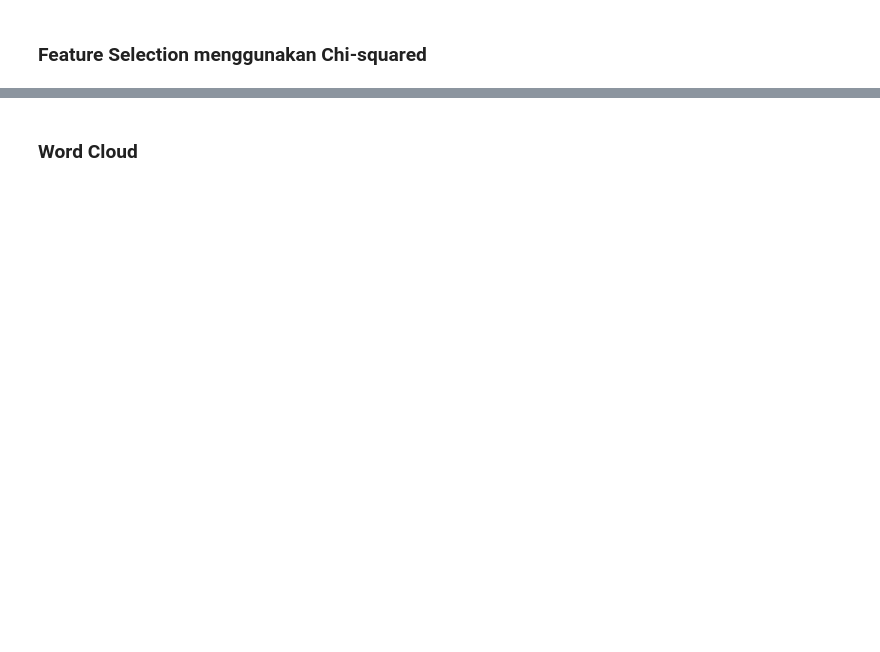
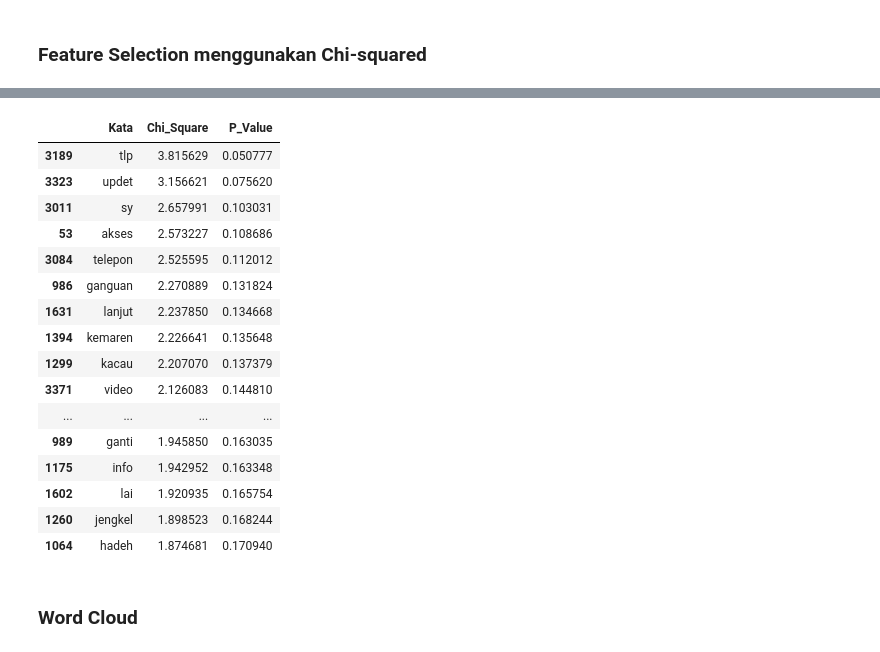
Before and after one commit to viaamanda/Machine-Learning, a Jupyter notebook: Machine_Learning.ipynb, the cells around one changed output, grey strips where cells are left out. Saved outputs shown, nothing was run; the diff lists cells and outputs as text; code cells hidden in the pictures; blank space fills up the shorter version.

```diff
--- a/Machine_Learning.ipynb
+++ b/Machine_Learning.ipynb
@@ -456,3 +730,51 @@ Index(['acc', 'adduh', 'adm', 'ah', 'ajalainya', 'ajgh', 'ajh', 'ajig', 'akal',
+# %%
+from sklearn.feature_selection import chi2
+import pandas as pd
+import numpy as np
+
+# TF-IDF
+X = X_tfidf
+
+# Contoh label dummy
+# Ganti jika punya label asli
+y = np.random.randint(0, 2, size=X.shape[0]) # Corrected: ensure y has the same number of samples as X
+
+# Hitung chi-square
+chi_scores, p_values = chi2(X, y)
+
+# Buat DataFrame
+chi_df = pd.DataFrame({
+    'Kata': tfidf.get_feature_names_out(),
+    'Chi_Square': chi_scores,
+    'P_Value': p_values
+})
+
+# Urutkan dari nilai terbesar
+chi_df = chi_df.sort_values(
+    by='Chi_Square',
+    ascending=False
+)
+
+# Tampilkan
+display(chi_df.head(20))
+# %% [output]
+|  | Kata | Chi_Square | P_Value |
+| 3189 | tlp | 3.815629 | 0.050777 |
+| 3323 | updet | 3.156621 | 0.075620 |
+| 3011 | sy | 2.657991 | 0.103031 |
+| 53 | akses | 2.573227 | 0.108686 |
+| 3084 | telepon | 2.525595 | 0.112012 |
+| 986 | ganguan | 2.270889 | 0.131824 |
+| 1631 | lanjut | 2.237850 | 0.134668 |
+| 1394 | kemaren | 2.226641 | 0.135648 |
+| 1299 | kacau | 2.207070 | 0.137379 |
+| 3371 | video | 2.126083 | 0.144810 |
+| ... | ... | ... | ... |
+| 989 | ganti | 1.945850 | 0.163035 |
+| 1175 | info | 1.942952 | 0.163348 |
+| 1602 | lai | 1.920935 | 0.165754 |
+| 1260 | jengkel | 1.898523 | 0.168244 |
+| 1064 | hadeh | 1.874681 | 0.170940 |
 # %% [markdown]
 ### Word Cloud
 # %%
```
Also changed, not shown: parts of 48 cells of this notebook.
